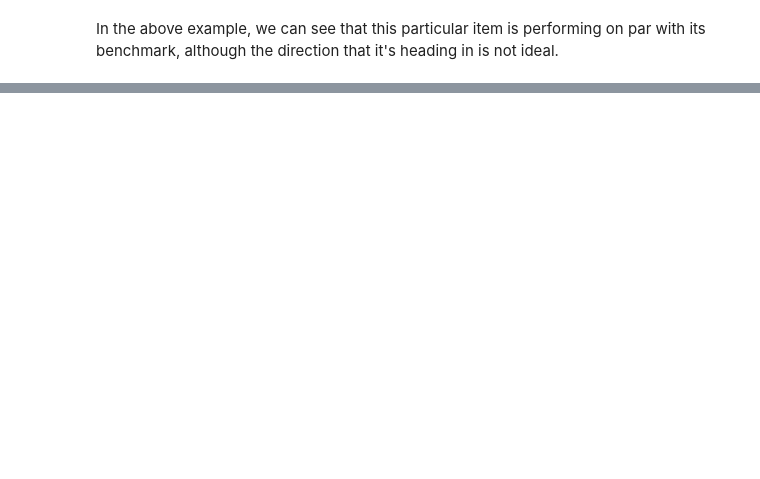
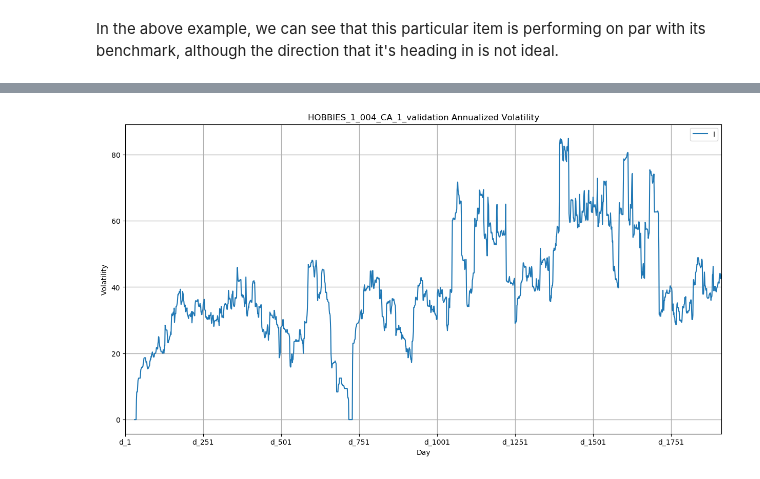
Before and after one commit to Luke-Gray/M5-Accuracy, a Jupyter notebook: M5 Visualizing Strength.ipynb, the cells around one changed output, grey strips where cells are left out. Cells and saved outputs as stored; diff of their text form; code cells hidden in the pictures; blank space fills up the shorter version.

```diff
--- a/M5 Visualizing Strength.ipynb
+++ b/M5 Visualizing Strength.ipynb
@@ -282,0 +322,20 @@ In the above example, we can see that this particular item is performing on par
+# %%
+def annualized_volatility(item, window):
+    "Return the annualized stddev of daily log returns of item."
+
+    item_df = sales.loc[sales['id'] == item][d_cols].T
+
+    return item_df.diff().rolling(window).std()*(252**0.5)
+
+item_ann = annualized_volatility(item, 30)
+
+fig, axes = plt.subplots(1,1, figsize=(15,8), dpi=100)
+item_ann.plot(ax=axes)
+axes.grid(linestyle='-', linewidth='1.0')
+plt.xlabel('Day')
+plt.ylabel('Volatility')
+plt.title('%s Annualized Volatility'% item)
+plt.legend(item)
+plt.show()
+# %% [output]
+[figure, added]
```
Also changed, not shown: parts of 3 cells of this notebook.
